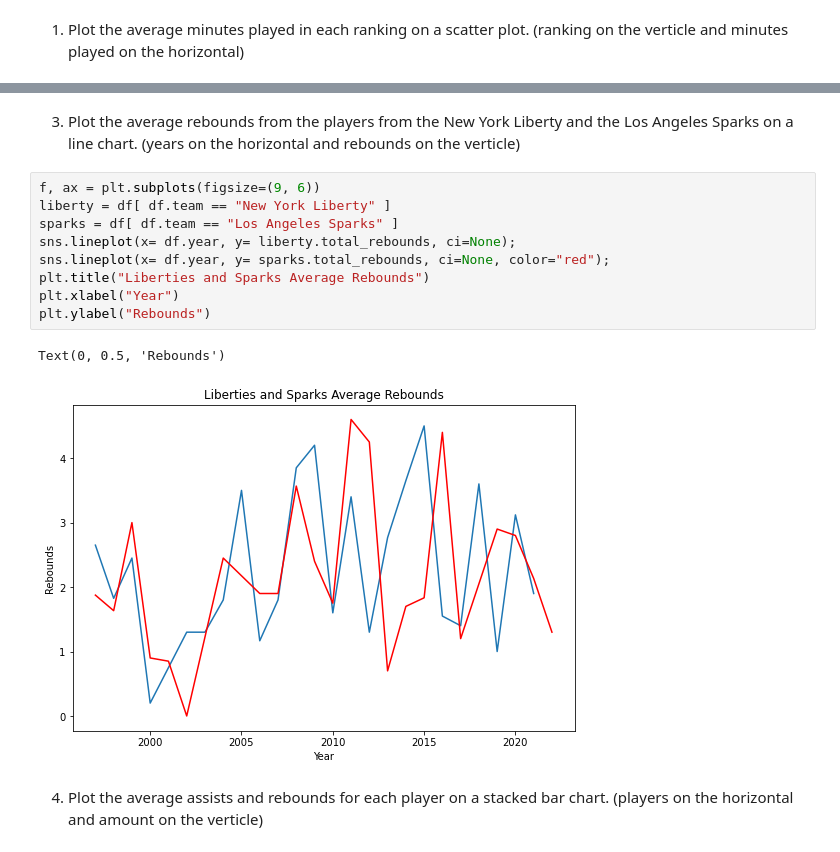
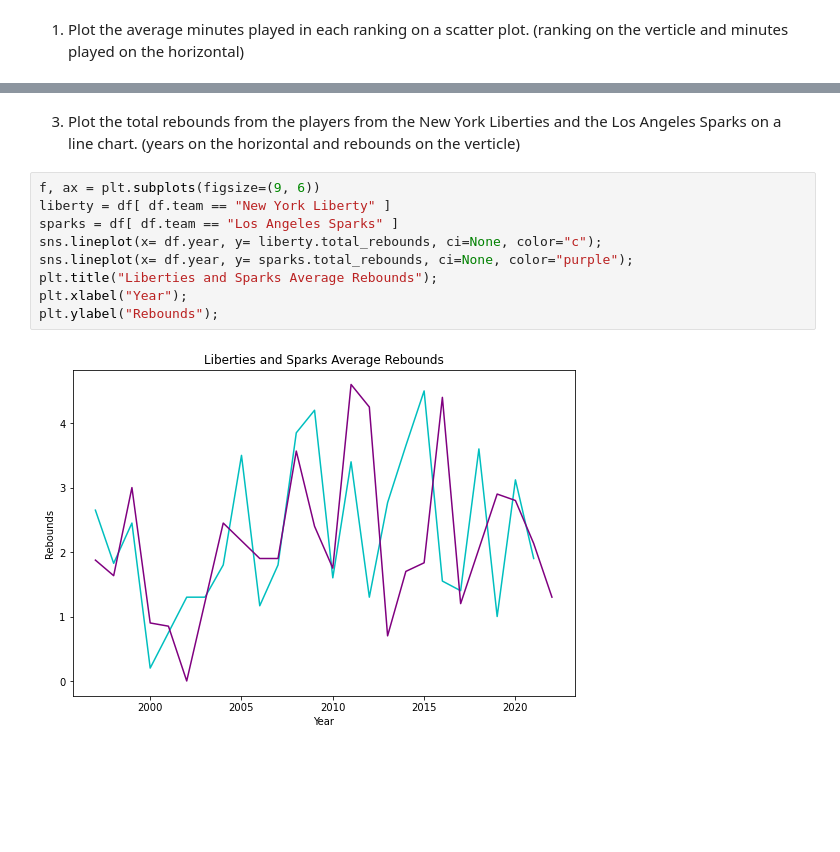
Before and after one commit to AveryH6/WNBA-Draft, a Jupyter notebook: draft.ipynb, the cells around one changed output, grey strips where cells are left out. Saved outputs shown, nothing was run; the diff lists cells and outputs as text; blank space fills up the shorter version.

```diff
--- a/draft.ipynb
+++ b/draft.ipynb
@@ -238,17 +237,14 @@ Text(0, 0.5, 'Points')
 [figure]
 # %% [markdown]
-3. Plot the average rebounds from the players from the New York Liberty and the Los Angeles Sparks on a line chart. (years on the horizontal and rebounds on the verticle)
+3. Plot the total rebounds from the players from the New York Liberties and the Los Angeles Sparks on a line chart. (years on the horizontal and rebounds on the verticle)
 # %%
 f, ax = plt.subplots(figsize=(9, 6))
 liberty = df[ df.team == "New York Liberty" ]
 sparks = df[ df.team == "Los Angeles Sparks" ]
-sns.lineplot(x= df.year, y= liberty.total_rebounds, ci=None);
-sns.lineplot(x= df.year, y= sparks.total_rebounds, ci=None, color="red");
-plt.title("Liberties and Sparks Average Rebounds")
-plt.xlabel("Year")
-plt.ylabel("Rebounds")
+sns.lineplot(x= df.year, y= liberty.total_rebounds, ci=None, color="c");
+sns.lineplot(x= df.year, y= sparks.total_rebounds, ci=None, color="purple");
+plt.title("Liberties and Sparks Average Rebounds");
+plt.xlabel("Year");
+plt.ylabel("Rebounds");
 # %% [output]
-Text(0, 0.5, 'Rebounds')
-[figure, old version]
+[figure, new version]
-# %% [markdown]
-4. Plot the average assists and rebounds for each player on a stacked bar chart. (players on the horizontal and amount on the verticle)
```
Also changed, not shown: parts of 9 cells of this notebook.
